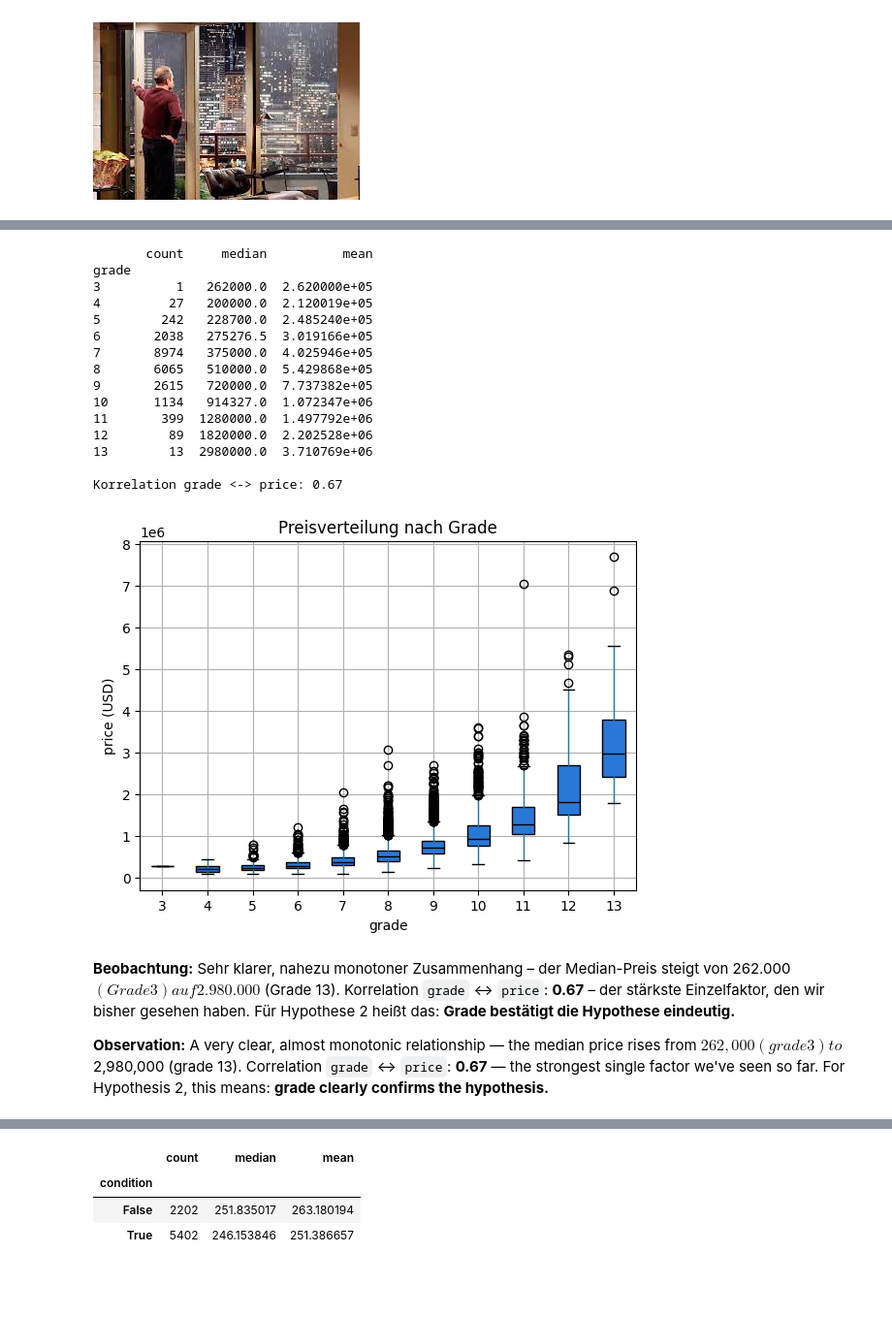
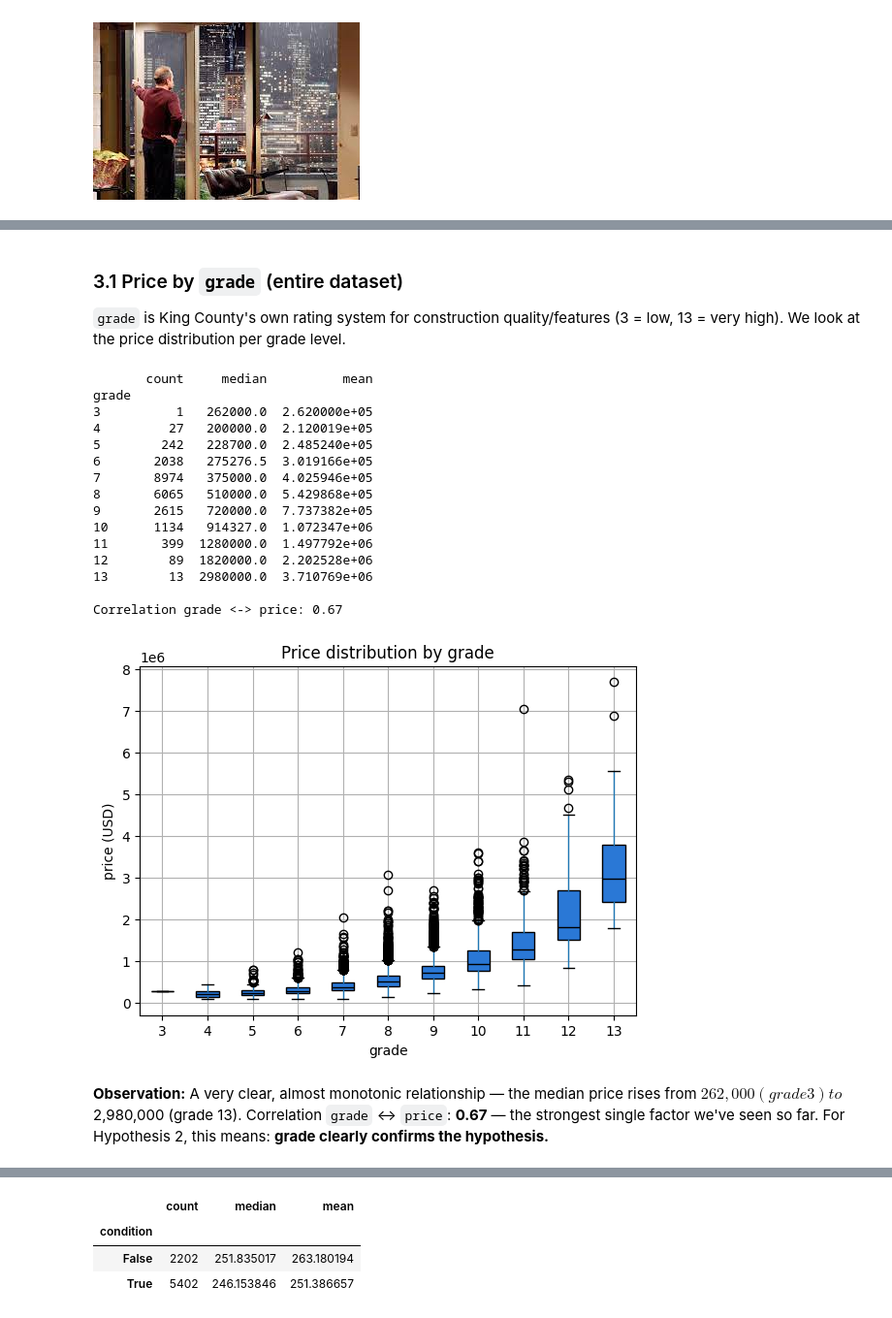
Before and after one commit to 1com/ds-eda-project, a Jupyter notebook: 04_hypothesis_2.ipynb, the cells around one changed output, grey strips where cells are left out. Shown at 97% size. Drawn from its saved outputs; the diff is of its cells as text; code cells hidden in the pictures; blank space fills up the shorter version.

```diff
--- a/04_hypothesis_2.ipynb
+++ b/04_hypothesis_2.ipynb
@@ -26,35 +22,37 @@ Diese Hypothese wurde mir (Sonson) vom Team zur Untersuchung zugeteilt. Sie deck
+# %% [markdown]
+### 3.1 Price by `grade` (entire dataset)
+
+`grade` is King County's own rating system for construction quality/features (3 = low, 13 = very high). We look at the price distribution per grade level.
 # %%
 grade_price = df.groupby("grade")["price"].agg(["count", "median", "mean"])
 print(grade_price)
-print("\nKorrelation grade <-> price:", df["grade"].corr(df["price"]).round(2))
+print("\nCorrelation grade <-> price:", df["grade"].corr(df["price"]).round(2))
 
 fig, ax = plt.subplots()
 df.boxplot(column="price", by="grade", ax=ax, patch_artist=True,
            boxprops={"facecolor": "#2a78d6", "edgecolor": "black"},
            medianprops={"color": "black"})
-ax.set_title("Preisverteilung nach Grade")
+ax.set_title("Price distribution by grade")
 ax.set_xlabel("grade")
 ax.set_ylabel("price (USD)")
 plt.suptitle("")
 plt.show()
 # %% [output]
        count     median          mean
 grade
 3          1   262000.0  2.620000e+05
 4         27   200000.0  2.120019e+05
 5        242   228700.0  2.485240e+05
 6       2038   275276.5  3.019166e+05
 7       8974   375000.0  4.025946e+05
 8       6065   510000.0  5.429868e+05
 9       2615   720000.0  7.737382e+05
 10      1134   914327.0  1.072347e+06
 11       399  1280000.0  1.497792e+06
 12        89  1820000.0  2.202528e+06
 13        13  2980000.0  3.710769e+06
 
-Korrelation grade <-> price: 0.67
+Correlation grade <-> price: 0.67
-[figure, old version]
+[figure, new version]
 # %% [markdown]
-**Beobachtung:** Sehr klarer, nahezu monotoner Zusammenhang – der Median-Preis steigt von 262.000 $ (Grade 3) auf 2.980.000 $ (Grade 13). Korrelation `grade` ↔ `price`: **0.67** – der stärkste Einzelfaktor, den wir bisher gesehen haben. Für Hypothese 2 heißt das: **Grade bestätigt die Hypothese eindeutig.**
-
 **Observation:** A very clear, almost monotonic relationship — the median price rises from $262,000 (grade 3) to $2,980,000 (grade 13). Correlation `grade` ↔ `price`: **0.67** — the strongest single factor we've seen so far. For Hypothesis 2, this means: **grade clearly confirms the hypothesis.**
```
Also changed, not shown: parts of 32 cells of this notebook, 1 other file.
